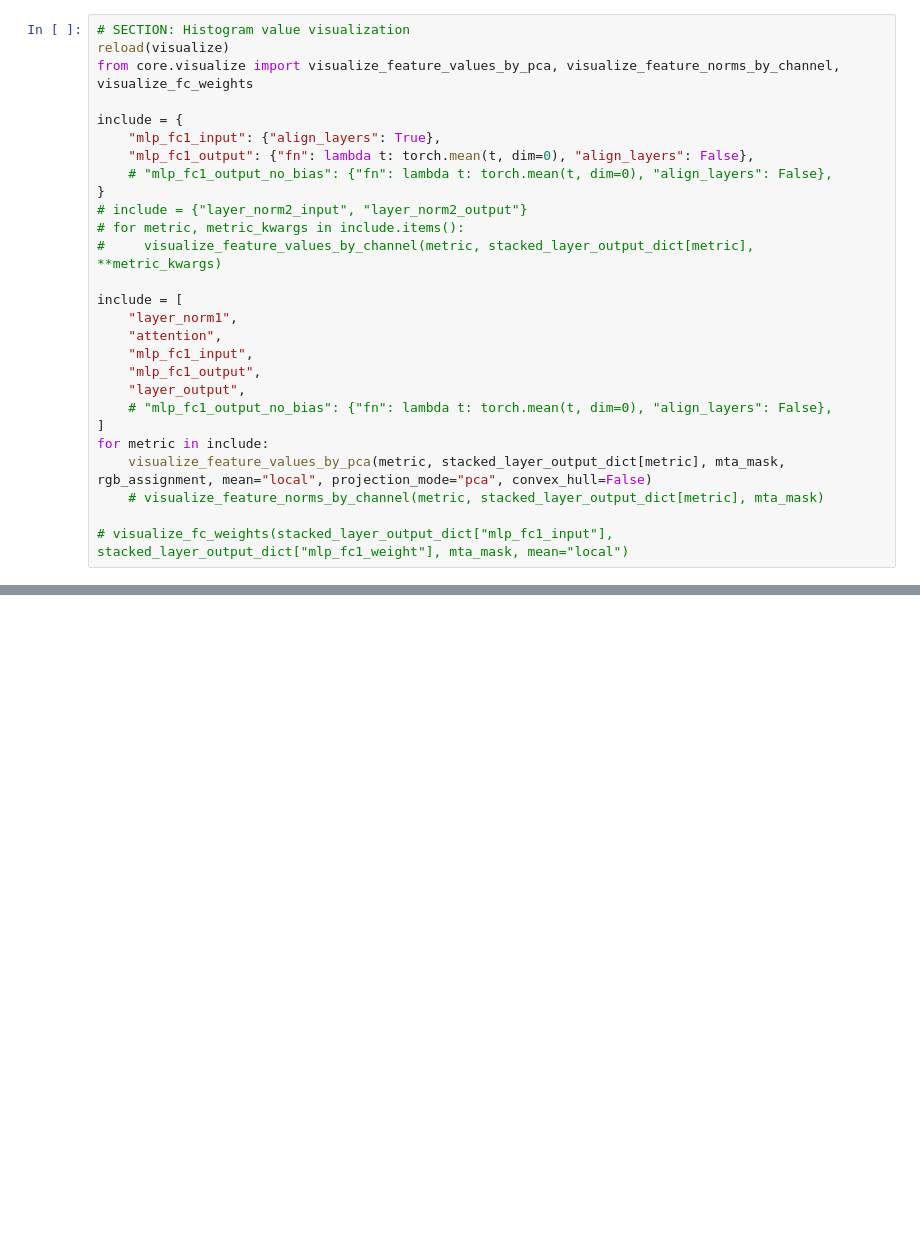
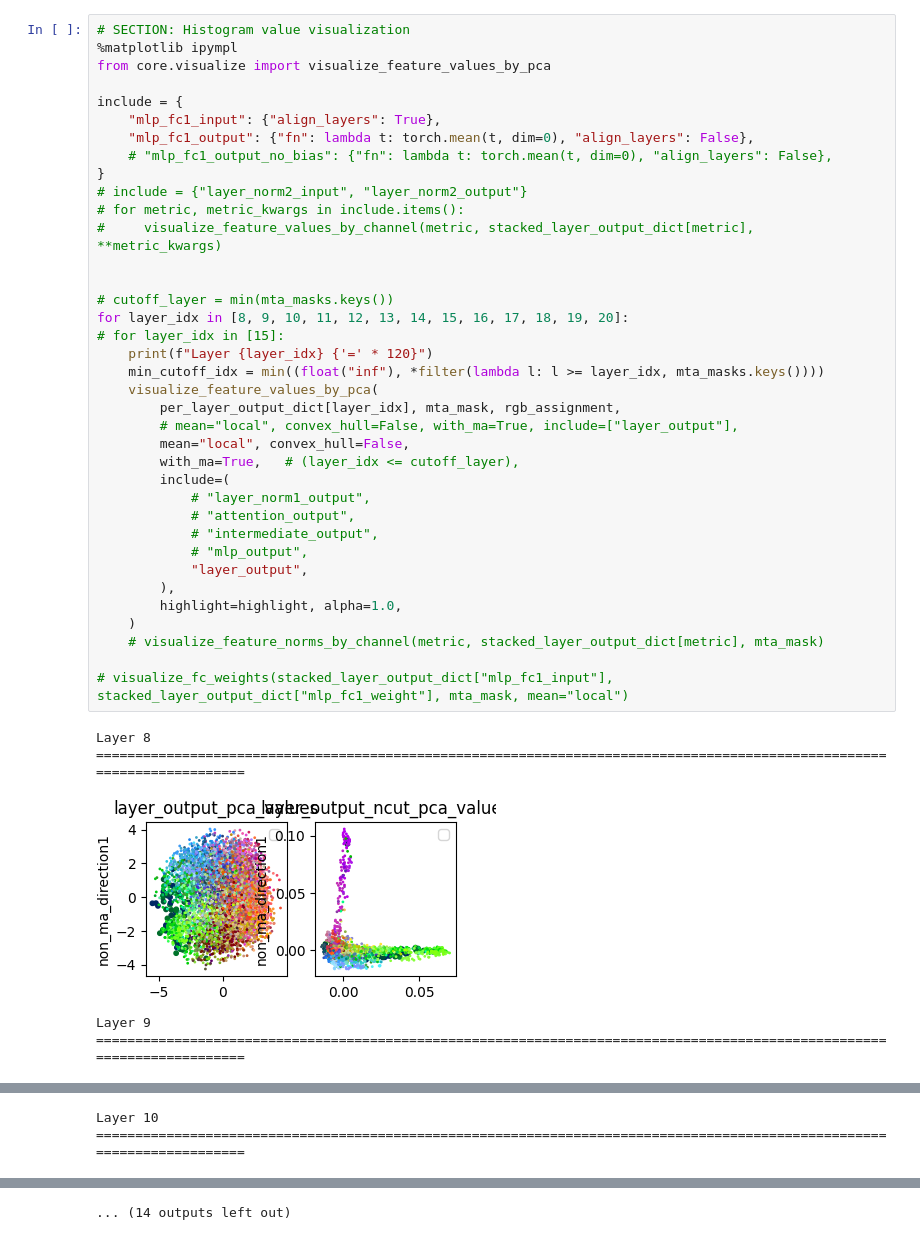
Before and after one commit to JophiArcana/mta_vision_transformers, a Jupyter notebook: sandbox/test.ipynb, the cells around one changed output, grey strips where cells are left out. Cells and saved outputs as stored; diff of their text form; blank space fills up the shorter version.

Commit message:
Before updating pc projection.

```diff
--- a/sandbox/test.ipynb
+++ b/sandbox/test.ipynb
@@ -166,28 +246,42 @@ rgb_assignment = get_rgb_colors(stacked_layer_output_dict["layer_output"][-1], m
 #     })
 # %%
 # SECTION: Histogram value visualization
-reload(visualize)
-from core.visualize import visualize_feature_values_by_pca, visualize_feature_norms_by_channel, visualize_fc_weights
+%matplotlib ipympl
+from core.visualize import visualize_feature_values_by_pca
 
 include = {
     "mlp_fc1_input": {"align_layers": True},
     "mlp_fc1_output": {"fn": lambda t: torch.mean(t, dim=0), "align_layers": False},
     # "mlp_fc1_output_no_bias": {"fn": lambda t: torch.mean(t, dim=0), "align_layers": False},
 }
 # include = {"layer_norm2_input", "layer_norm2_output"}
 # for metric, metric_kwargs in include.items():
 #     visualize_feature_values_by_channel(metric, stacked_layer_output_dict[metric], **metric_kwargs)
 
-include = [
-    "layer_norm1",
-    "attention",
-    "mlp_fc1_input",
-    "mlp_fc1_output",
-    "layer_output",
-    # "mlp_fc1_output_no_bias": {"fn": lambda t: torch.mean(t, dim=0), "align_layers": False},
-]
-for metric in include:
-    visualize_feature_values_by_pca(metric, stacked_layer_output_dict[metric], mta_mask, rgb_assignment, mean="local", projection_mode="pca", convex_hull=False)
+
+# cutoff_layer = min(mta_masks.keys())
+for layer_idx in [8, 9, 10, 11, 12, 13, 14, 15, 16, 17, 18, 19, 20]:
+# for layer_idx in [15]:
+    print(f"Layer {layer_idx} {'=' * 120}")
+    min_cutoff_idx = min((float("inf"), *filter(lambda l: l >= layer_idx, mta_masks.keys())))
+    visualize_feature_values_by_pca(
+        per_layer_output_dict[layer_idx], mta_mask, rgb_assignment,
+        # mean="local", convex_hull=False, with_ma=True, include=["layer_output"],
+        mean="local", convex_hull=False,
+        with_ma=True,   # (layer_idx <= cutoff_layer),
+        include=(
+            # "layer_norm1_output",
+            # "attention_output",
+            # "intermediate_output",
+            # "mlp_output",
+            "layer_output",
+        ),
+        highlight=highlight, alpha=1.0,
+    )
     # visualize_feature_norms_by_channel(metric, stacked_layer_output_dict[metric], mta_mask)
 
 # visualize_fc_weights(stacked_layer_output_dict["mlp_fc1_input"], stacked_layer_output_dict["mlp_fc1_weight"], mta_mask, mean="local")
+# %% [output]
+Layer 8 ========================================================================================================================
+[figure, added]
+Layer 9 ========================================================================================================================
@@ -193,0 +289 @@ for metric in include:
+Layer 10 ========================================================================================================================
@@ -193,0 +297 @@ for metric in include:
+... (14 outputs left out)
```
Also changed, not shown: parts of 9 cells of this notebook, 10 other files.
